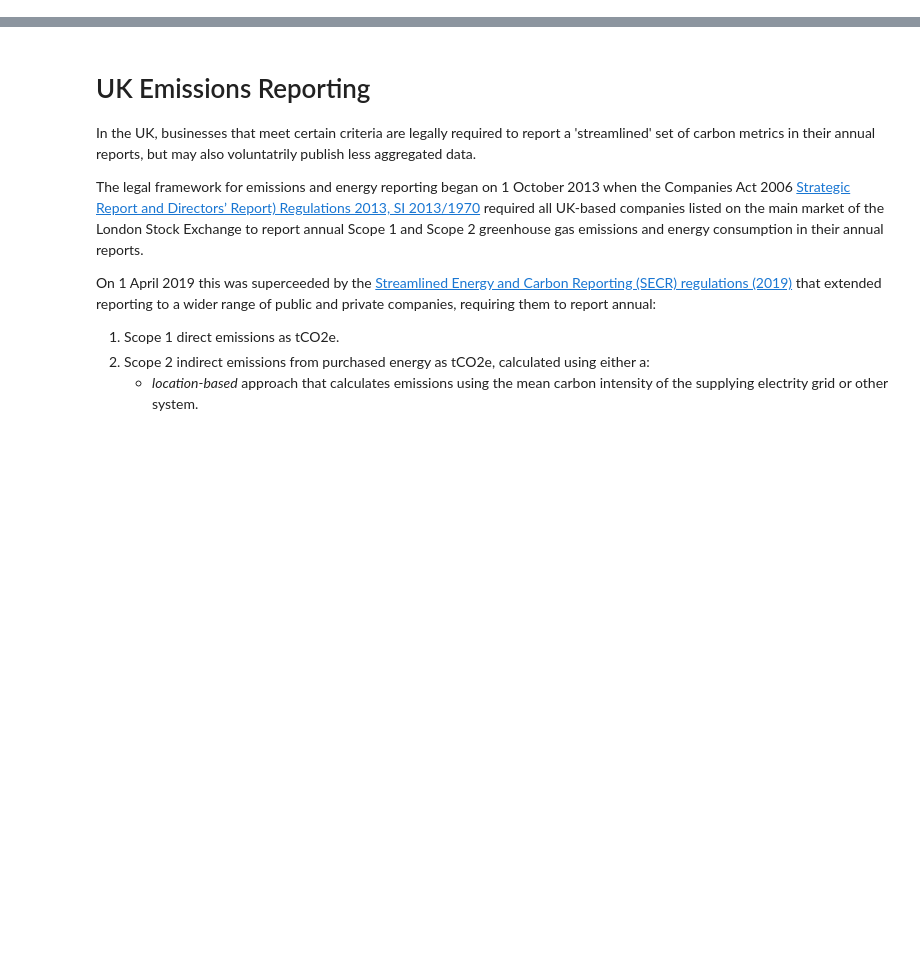
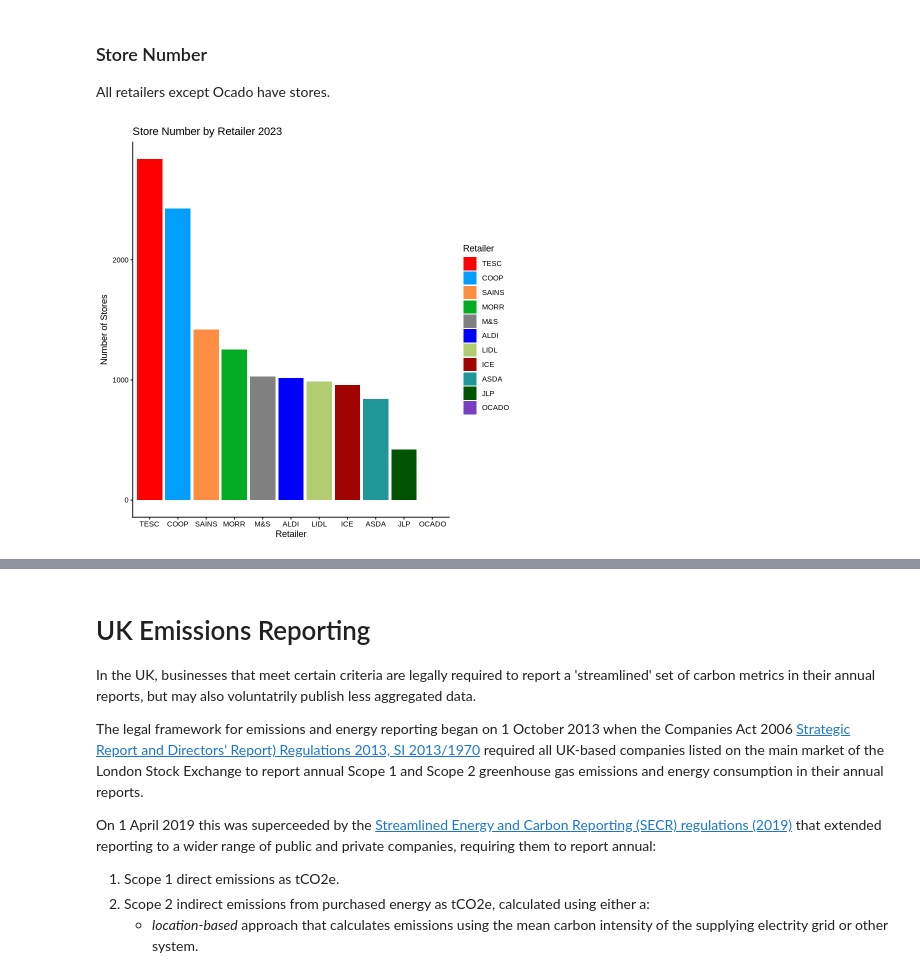
Before and after one commit to davidmkidd/UK-Supermarket-Carbon-Emissions, a Jupyter notebook: UKSmktComp_UK_Supermarket_Retailer.ipynb, the cells around one changed output, grey strips where cells are left out. Cells and saved outputs as stored; diff of their text form; code cells hidden in the pictures; blank space fills up the shorter version.

```diff
--- a/UKSmktComp_UK_Supermarket_Retailer.ipynb
+++ b/UKSmktComp_UK_Supermarket_Retailer.ipynb
@@ -2,0 +138,18 @@
+# %% [markdown]
+### Store Number
+
+All retailers except Ocado have stores.
+# %%
+# Retailer store number
+data_ordered <- data %>%
+  mutate(retailer_code = forcats::fct_reorder(retailer_code, store_2023, .desc = TRUE))
+
+ggplot(data_ordered, aes(x = retailer_code, y = store_2023, fill = retailer_code)) +
+  geom_col()  +
+  ggtitle("Store Number by Retailer 2023") +
+  xlab("Retailer") +
+  ylab("Number of Stores") +
+  scale_fill_manual(name = "Retailer", values = pal) +
+  theme_classic()
+# %% [output]
+[figure, added]
```
Also changed, not shown: parts of 36 cells of this notebook.
